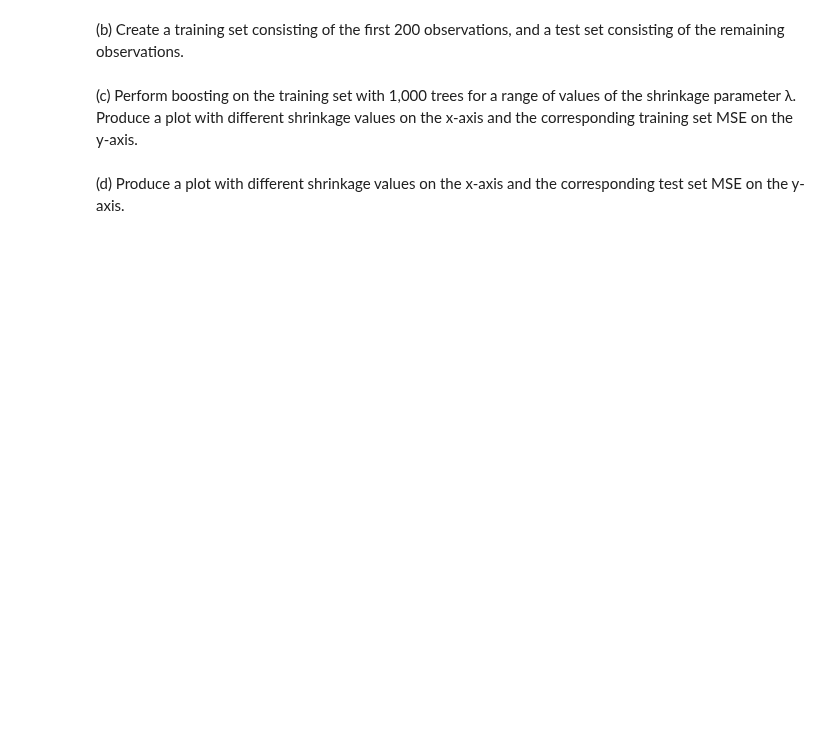
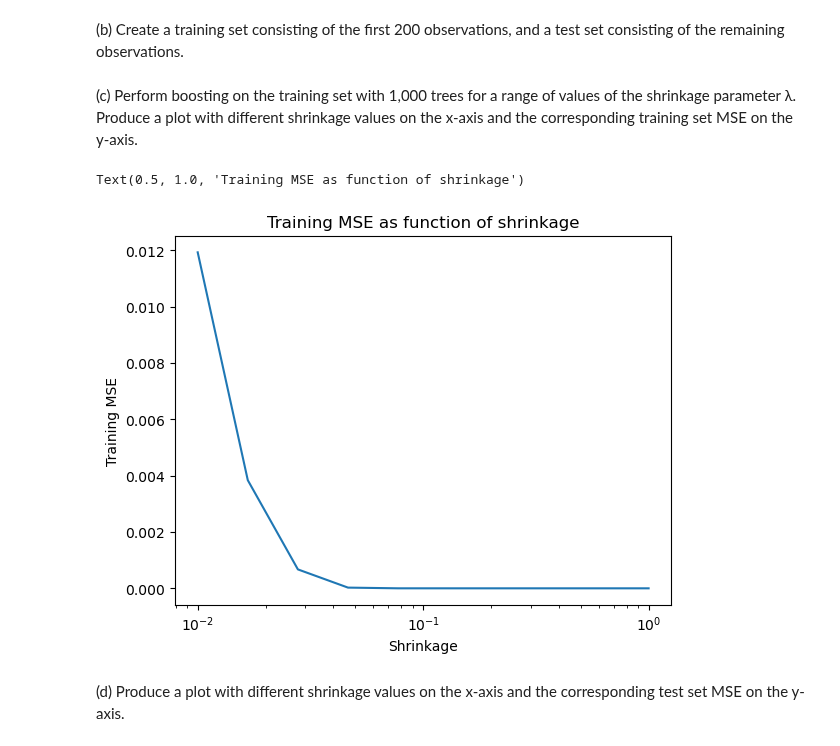
Before and after one commit to cake-dev/AdvDataScience, a Jupyter notebook: ch8hw.ipynb, the cells around one changed output. Drawn from its saved outputs; the diff is of its cells as text; code cells hidden in the pictures; blank space fills up the shorter version.

```diff
--- a/ch8hw.ipynb
+++ b/ch8hw.ipynb
@@ -236,6 +219,16 @@ Text(0.5, 1.0, 'Test MSE as function of number of trees and number of features')
 ### 10
 # %% [markdown]
 We now use boosting to predict Salary in the Hitters data set.
+# %%
+# hitters data
+Hitters = load_data('Hitters')
 # %% [markdown]
 (a) Remove the observations for whom the salary information is
 unknown, and then log-transform the salaries.
+# %%
+# (a) Remove the observations for whom the salary information is
+# unknown, and then log-transform the salaries.
+
+Hitters = Hitters.dropna(subset=['Salary'])
+Hitters['Salary'] = np.log(Hitters['Salary'])
+Hitters.head()
@@ -242,11 +242,36 @@ unknown, and then log-transform the salaries.
 # %% [markdown]
 (b) Create a training set consisting of the first 200 observations, and
 a test set consisting of the remaining observations.
+# %%
+X = Hitters.drop(columns=['Salary', 'League', 'Division', 'NewLeague'])
+y = Hitters['Salary']
+X_train, X_test = X.iloc[:200], X.iloc[200:]
+y_train, y_test = y.iloc[:200], y.iloc[200:]
 # %% [markdown]
 (c) Perform boosting on the training set with 1,000 trees for a range
 of values of the shrinkage parameter λ. Produce a plot with
 different shrinkage values on the x-axis and the corresponding
 training set MSE on the y-axis.
+# %%
+shrinkages = np.logspace(-2, 0, 10)
+train_mses = []
+
+for shrinkage in shrinkages:
+    gbr = GBR(n_estimators=1000, learning_rate=shrinkage)
+    gbr.fit(X_train, y_train)
+    y_pred = gbr.predict(X_train)
+    mse = np.mean((y_train - y_pred)**2)
+    train_mses.append(mse)
+
+_, ax = subplots()
+ax.plot(shrinkages, train_mses)
+ax.set_xscale('log')
+ax.set_xlabel('Shrinkage')
+ax.set_ylabel('Training MSE')
+ax.set_title('Training MSE as function of shrinkage')
+# %% [output]
+Text(0.5, 1.0, 'Training MSE as function of shrinkage')
+[figure, added]
 # %% [markdown]
 (d) Produce a plot with different shrinkage values on the x-axis and
 the corresponding test set MSE on the y-axis.
```
Also changed, not shown: parts of 8 cells of this notebook.
